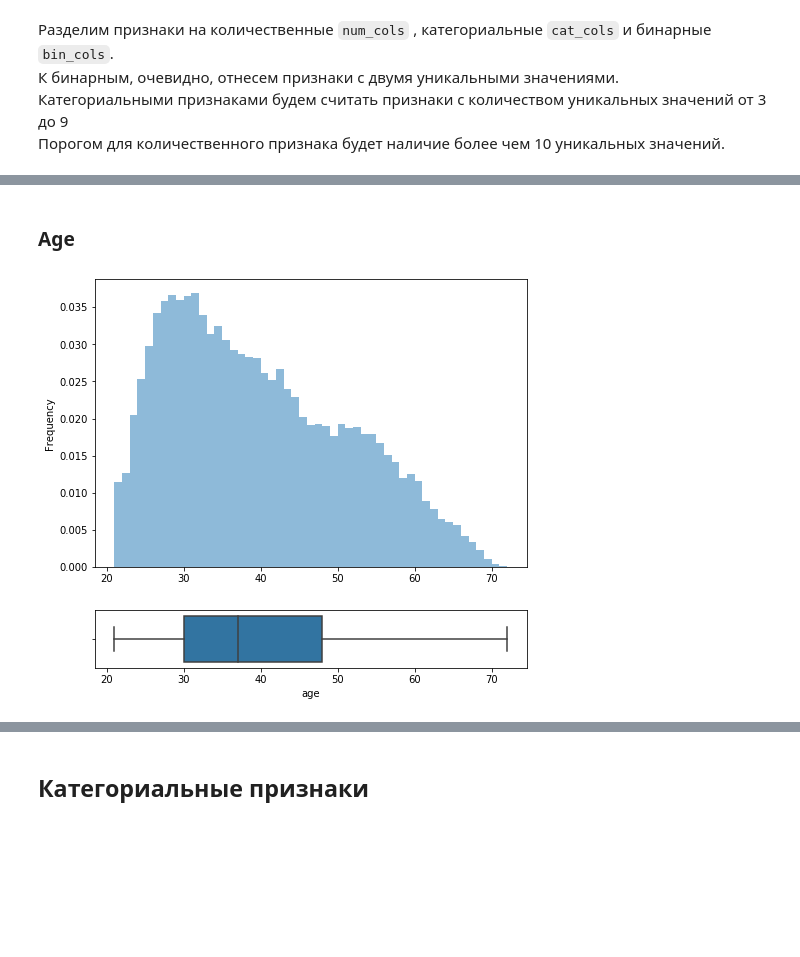
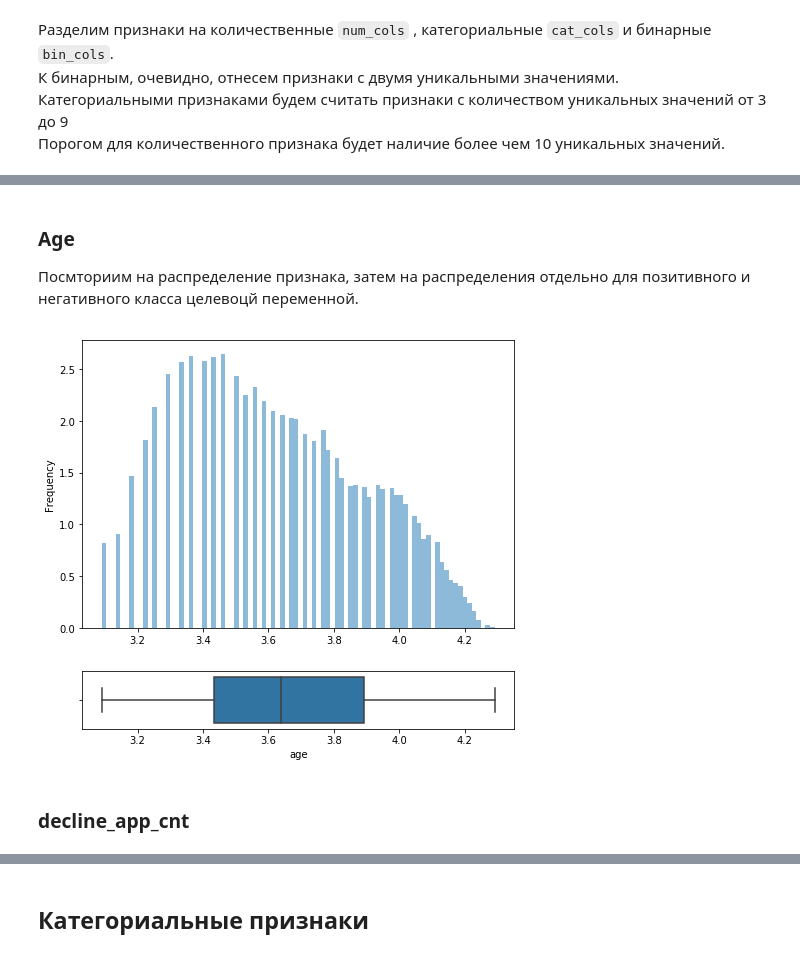
Before and after one commit to Urusut/IvanovDmitryV, a Jupyter notebook: Unit_5/Project_4.ipynb, the cells around one changed output, grey strips where cells are left out. Saved outputs shown, nothing was run; the diff lists cells and outputs as text; code cells hidden in the pictures; blank space fills up the shorter version.

```diff
--- a/Unit_5/Project_4.ipynb
+++ b/Unit_5/Project_4.ipynb
@@ -216,6 +217,9 @@ nums_visualisation(np.log(data[num_cols.drop('client_id')]+1))
+# %% [markdown]
+### Age
+Посмториим на распределение признака, затем на распределения отдельно для позитивного и негативного класса целевоцй переменной.
+# %%
+num_visualisation(np.log(data.age+1))
+# %% [output]
+[figure, added]
 # %% [markdown]
-### Age
+### decline_app_cnt
-# %%
-num_vis(data.age)
-# %% [output]
-[figure, removed]
```
Also changed, not shown: parts of 15 cells of this notebook, 1 other file.
